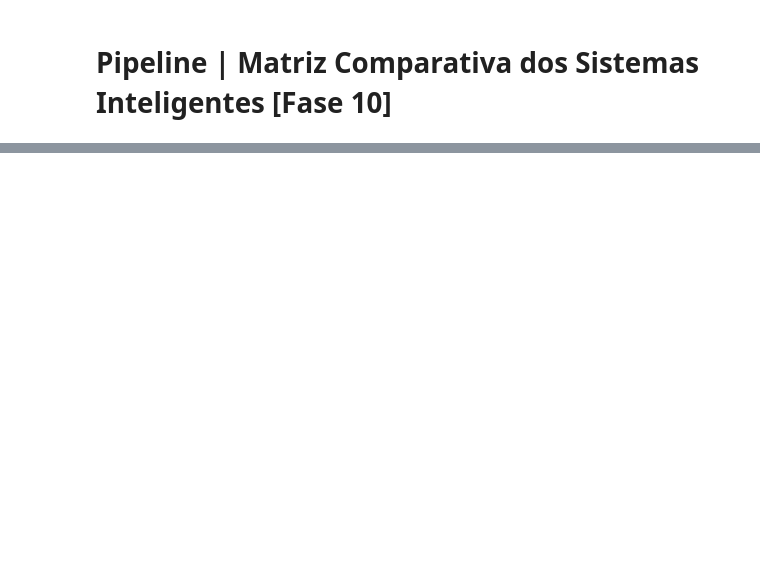
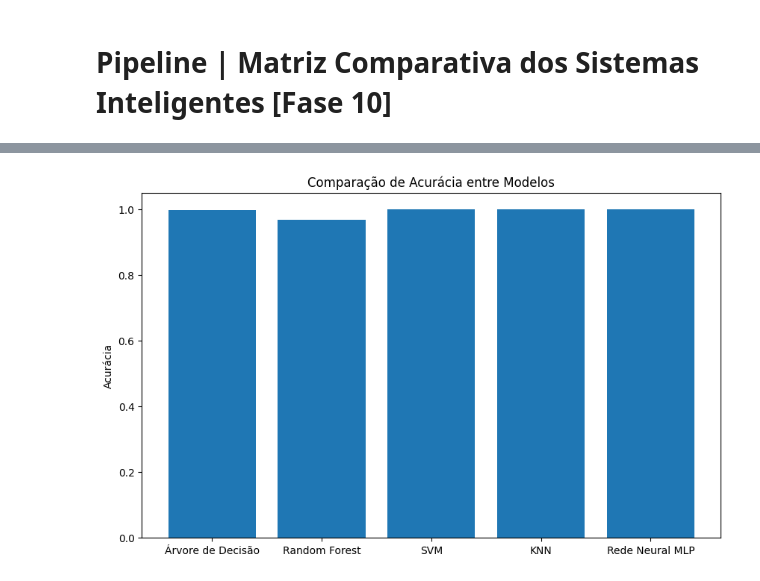
Before and after one commit to carolineolvs/ProvaIcoma, a Jupyter notebook: neuroalgoritmos_caroline_silva.ipynb, the cells around one changed output, grey strips where cells are left out. Drawn from its saved outputs; the diff is of its cells as text; code cells hidden in the pictures; blank space fills up the shorter version.

```diff
--- a/neuroalgoritmos_caroline_silva.ipynb
+++ b/neuroalgoritmos_caroline_silva.ipynb
@@ -343,6 +413,16 @@ print(f"O melhor modelo é: {melhor_modelo}")
 # %%
+arvore_acc = accuracy_score(y_test, y_pred_arvore)
+floresta_acc = accuracy_score(y_test, y_pred_floresta)
+svm_acc = accuracy_score(y_test, y_pred_svm)
+knn_acc = accuracy_score(y_test_knn, y_pred_knn)
+mlp_acc = accuracy_score(y_test, y_pred_mlp)
+
+resultados['Acurácia'] = [arvore_acc, floresta_acc, svm_acc, knn_acc, mlp_acc]
+
 plt.figure(figsize=(10, 6))
 plt.bar(resultados['Modelo'], resultados['Acurácia'])
 plt.title('Comparação de Acurácia entre Modelos')
 plt.ylabel('Acurácia')
 plt.show()
+# %% [output]
+[figure, added]
```
Also changed, not shown: parts of 24 cells of this notebook.
